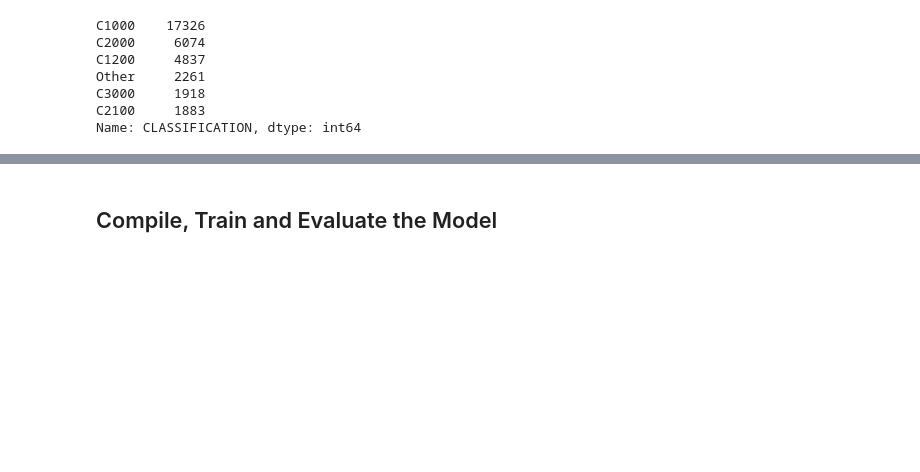
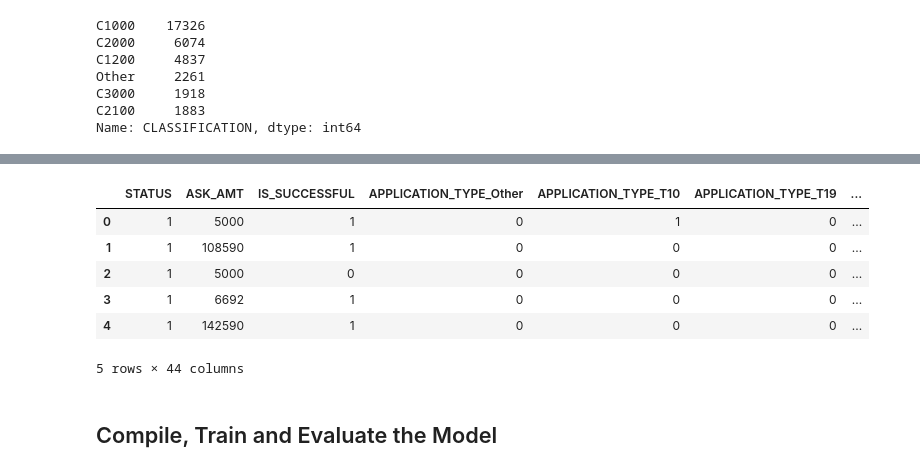
Before and after one commit to marthagriggs9/deep-learning-challenge, a Jupyter notebook: Starter_Code.ipynb, the cells around one changed output, grey strips where cells are left out. Drawn from its saved outputs; the diff is of its cells as text; code cells hidden in the pictures; blank space fills up the shorter version.

```diff
--- a/Starter_Code.ipynb
+++ b/Starter_Code.ipynb
@@ -93,7 +93,9 @@ Other      276
 Name: APPLICATION_TYPE, dtype: int64
 # %%
 # Look at CLASSIFICATION value counts for binning
-#  YOUR CODE GOES HERE
+class_counts = new_application_df.CLASSIFICATION.value_counts()
+
+class_counts
 # %% [output]
 C1000    17326
 C2000     6074
@@ -131,14 +133,14 @@ Name: CLASSIFICATION, dtype: int64
 # %%
 # Choose a cutoff value and create a list of classifications to be replaced
 # use the variable name `classifications_to_replace`
-#  YOUR CODE GOES HERE
+classifications_to_replace = list(class_counts[class_counts<1000].index)
 
 # Replace in dataframe
 for cls in classifications_to_replace:
-    application_df['CLASSIFICATION'] = application_df['CLASSIFICATION'].replace(cls,"Other")
+    new_application_df['CLASSIFICATION'] = new_application_df['CLASSIFICATION'].replace(cls,"Other")
 
 # Check to make sure binning was successful
-application_df['CLASSIFICATION'].value_counts()
+new_application_df['CLASSIFICATION'].value_counts()
 # %% [output]
 C1000    17326
 C2000     6074
@@ -150,3 +163,12 @@ Name: CLASSIFICATION, dtype: int64
 # %%
 # Convert categorical data to numeric with `pd.get_dummies`
-#  YOUR CODE GOES HERE
+application_dummies = pd.get_dummies(new_application_df)
+application_dummies.head()
+# %% [output]
+|  | STATUS | ASK_AMT | IS_SUCCESSFUL | APPLICATION_TYPE_Other | APPLICATION_TYPE_T10 | APPLICATION_TYPE_T19 | ... |
+| 0 | 1 | 5000 | 1 | 0 | 1 | 0 | ... |
+| 1 | 1 | 108590 | 1 | 0 | 0 | 0 | ... |
+| 2 | 1 | 5000 | 0 | 0 | 0 | 0 | ... |
+| 3 | 1 | 6692 | 1 | 0 | 0 | 0 | ... |
+| 4 | 1 | 142590 | 1 | 0 | 0 | 0 | ... |
+5 rows × 44 columns
```
Also changed, not shown: parts of 6 cells of this notebook.
